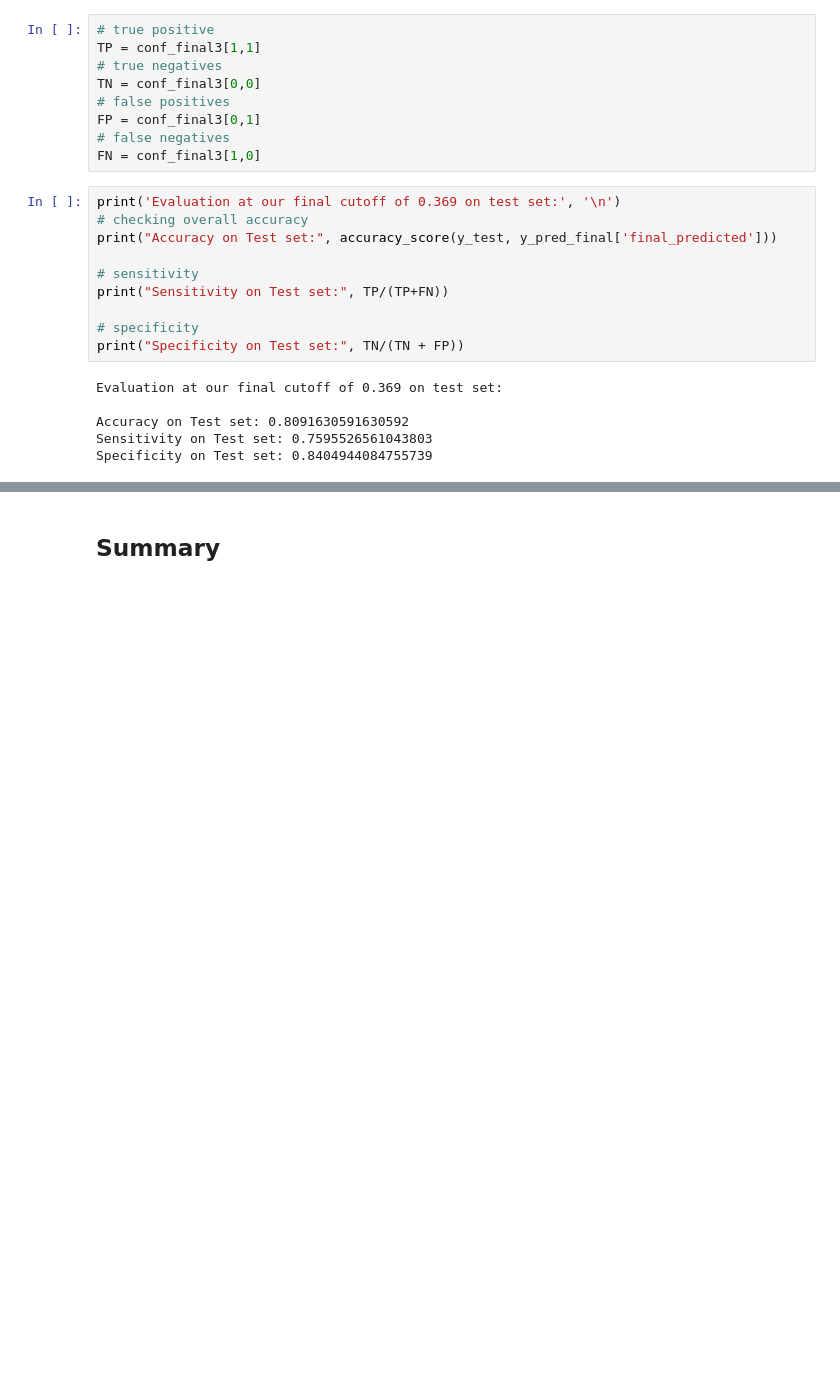
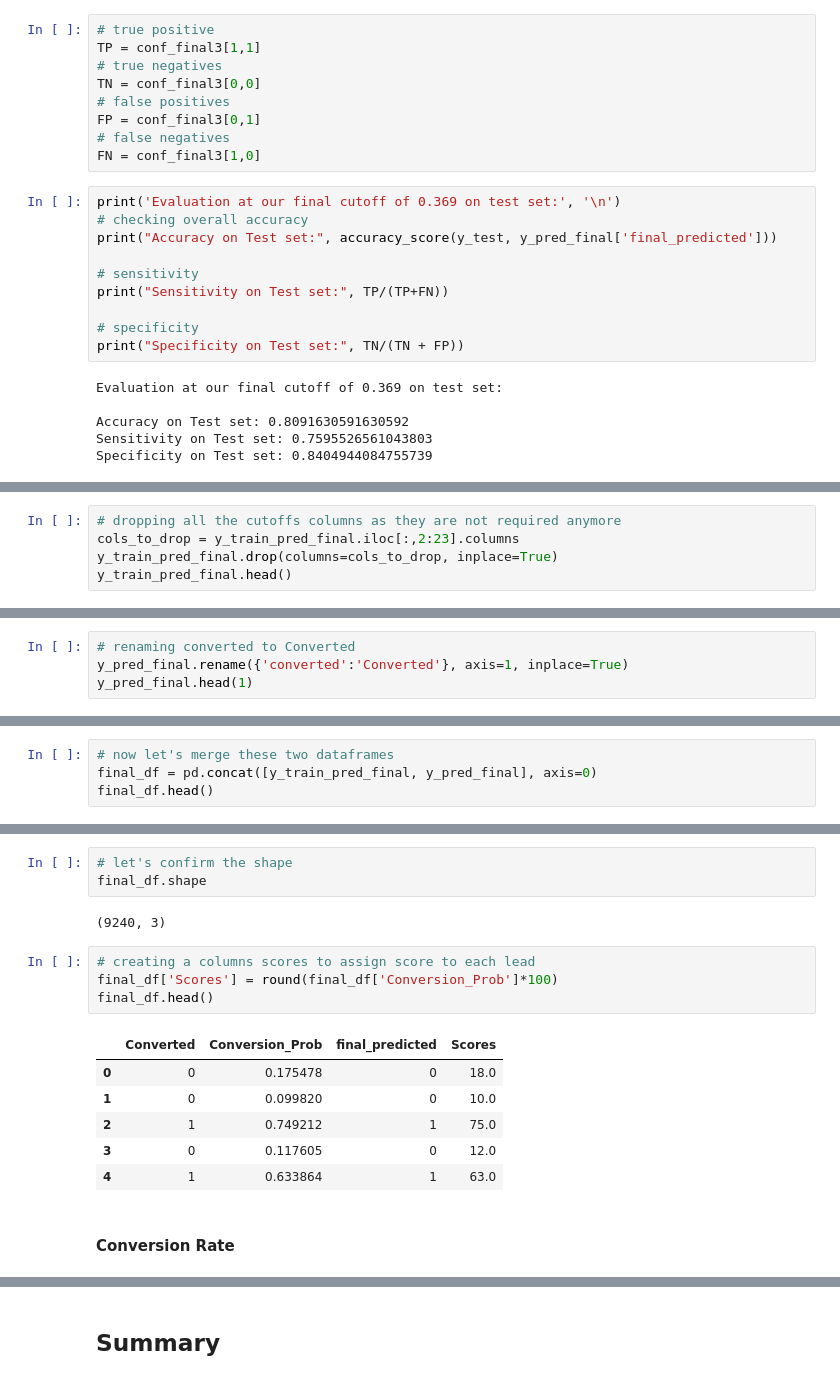
Before and after one commit to parashardevesh/lead_scoring, a Jupyter notebook: Lead_Scoring.ipynb, the cells around one changed output, grey strips where cells are left out. Cells and saved outputs as stored; diff of their text form; blank space fills up the shorter version.

Commit message:
Lead Scores Assigned

```diff
--- a/Lead_Scoring.ipynb
+++ b/Lead_Scoring.ipynb
@@ -1717,0 +1718,5 @@ Specificity on Test set: 0.8404944084755739
+# %%
+# dropping all the cutoffs columns as they are not required anymore
+cols_to_drop = y_train_pred_final.iloc[:,2:23].columns
+y_train_pred_final.drop(columns=cols_to_drop, inplace=True)
+y_train_pred_final.head()
@@ -1717,0 +1739,4 @@ Specificity on Test set: 0.8404944084755739
+# %%
+# renaming converted to Converted
+y_pred_final.rename({'converted':'Converted'}, axis=1, inplace=True)
+y_pred_final.head(1)
@@ -1717,0 +1746,4 @@ Specificity on Test set: 0.8404944084755739
+# %%
+# now let's merge these two dataframes
+final_df = pd.concat([y_train_pred_final, y_pred_final], axis=0)
+final_df.head()
@@ -1717,0 +1757,18 @@ Specificity on Test set: 0.8404944084755739
+# %%
+# let's confirm the shape
+final_df.shape
+# %% [output]
+(9240, 3)
+# %%
+# creating a columns scores to assign score to each lead
+final_df['Scores'] = round(final_df['Conversion_Prob']*100)
+final_df.head()
+# %% [output]
+|  | Converted | Conversion_Prob | final_predicted | Scores |
+| 0 | 0 | 0.175478 | 0 | 18.0 |
+| 1 | 0 | 0.099820 | 0 | 10.0 |
+| 2 | 1 | 0.749212 | 1 | 75.0 |
+| 3 | 0 | 0.117605 | 0 | 12.0 |
+| 4 | 1 | 0.633864 | 1 | 63.0 |
+# %% [markdown]
+#### Conversion Rate
```
Also changed, not shown: parts of 23 cells of this notebook.
